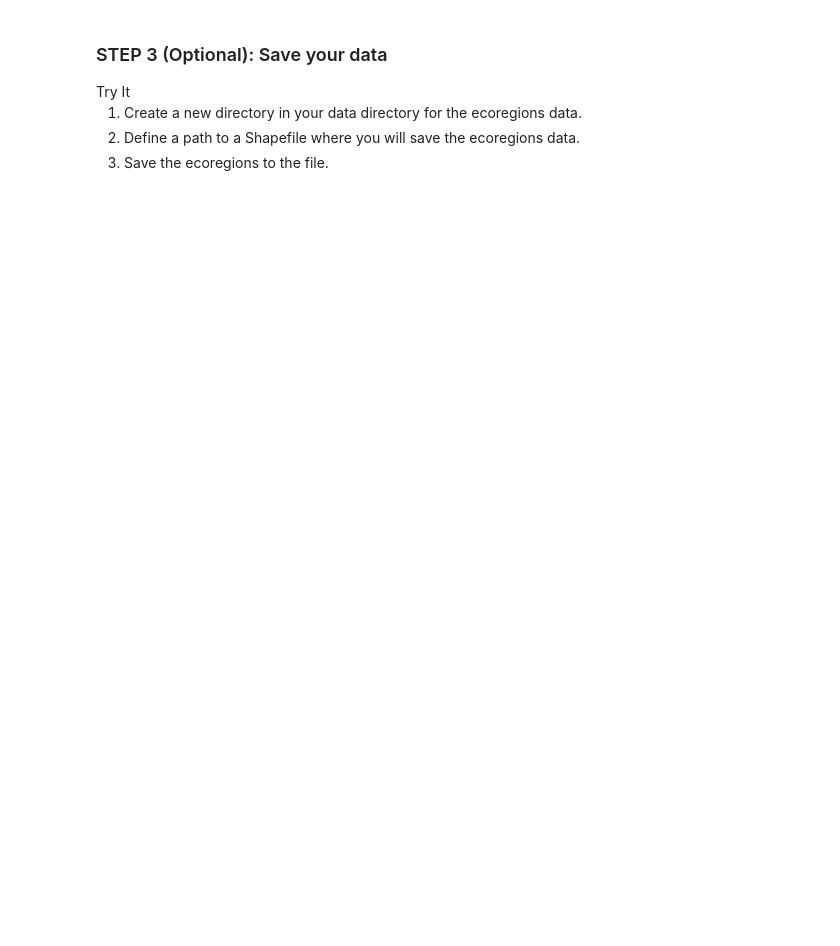
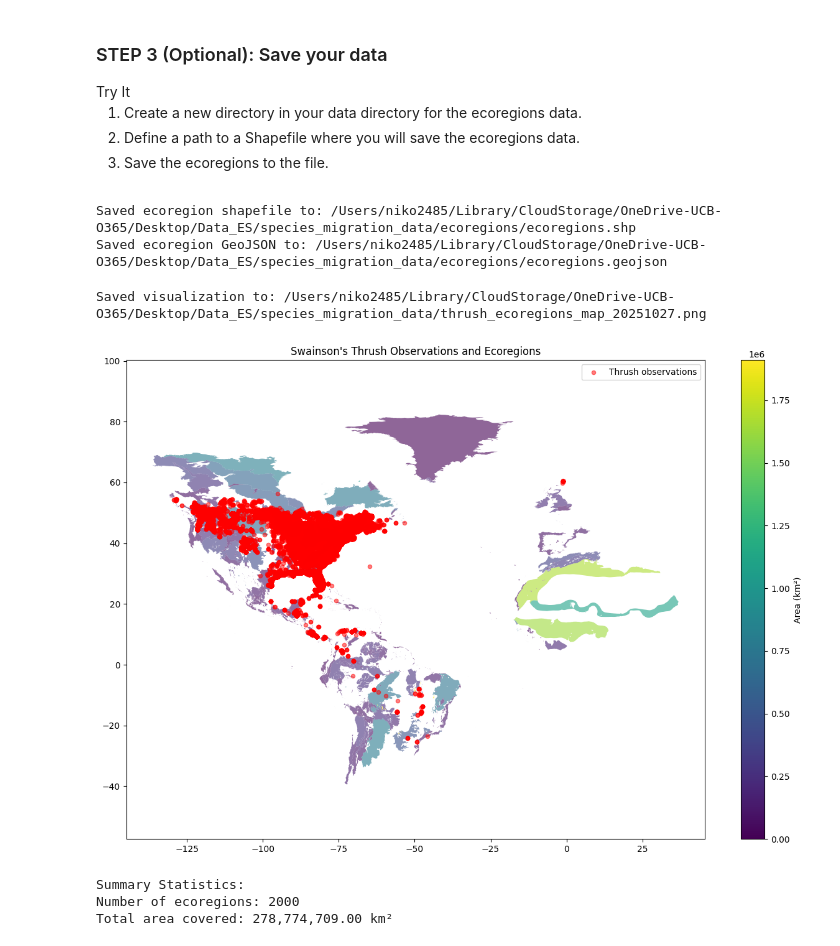
Before and after one commit to earthlab-education/02-migration-nkoppa, a Jupyter notebook: notebooks/migration-93-download-wwf.ipynb, the cells around one changed output. Drawn from its saved outputs; the diff is of its cells as text; code cells hidden in the pictures; blank space fills up the shorter version.

```diff
--- a/notebooks/migration-93-download-wwf.ipynb
+++ b/notebooks/migration-93-download-wwf.ipynb
@@ -60,15 +75,9 @@ put <code>1234</code> into Python.</li>
 # %%
 # Construct ArcGIS-compatible JSON
 arcgis_geom = json.dumps(dict(
-    rings=gbif_geojson["coordinate-key"],
-    spatialReference={"wkid": CRS}
+    rings=gbif_geojson["coordinates"],
+    spatialReference={"wkid": 4326}
 ))
-# %%
-# Construct ArcGIS-compatible JSON
-arcgis_geom = json.dumps(dict(
-    rings=gbif_geojson["coordinates"],
-    spatialReference={"wkid": 4326}
-))
 # %% [markdown]
 ### STEP 2: Download data from the ArcGIS FeatureService
 # %%
@@ -159,6 +209,72 @@ data.</li>
 # %%
 # Save the ecoregion data
-eco_dir = project.project_dir / 'ecoregions'
-eco_dir.mkdir(exist_ok=True)
+
+
+# Define the directory
+eco_dir = Path('/Users/niko2485/Library/CloudStorage/OneDrive-UCB-O365/Desktop/Data_ES/species_migration_data/ecoregions')
+
+# Create the directory if it doesn't exist
+eco_dir.mkdir(parents=True, exist_ok=True)
+
+# Define the shapefile path
 eco_path = eco_dir / 'ecoregions.shp'
+
+# Save the GeoDataFrame as a shapefile
 eco_gdf.to_file(eco_path)
+
+print(f"Saved ecoregion shapefile to: {eco_path}")
+
+# Also save as GeoJSON (more web-friendly format)
+geojson_path = eco_dir / 'ecoregions.geojson'
+eco_gdf.to_file(geojson_path, driver='GeoJSON')
+print(f"Saved ecoregion GeoJSON to: {geojson_path}")
+# %% [output]
+Saved ecoregion shapefile to: /Users/niko2485/Library/CloudStorage/OneDrive-UCB-O365/Desktop/Data_ES/species_migration_data/ecoregions/ecoregions.shp
+Saved ecoregion GeoJSON to: /Users/niko2485/Library/CloudStorage/OneDrive-UCB-O365/Desktop/Data_ES/species_migration_data/ecoregions/ecoregions.geojson
+# %%
+
+# Create visualization
+fig, ax = plt.subplots(figsize=(15, 10))
+
+# Plot ecoregions
+eco_gdf.plot(
+    ax=ax,
+    column='area_km2',
+    legend=True,
+    legend_kwds={'label': 'Area (km²)'},
+    alpha=0.6
+)
+
+# Add GBIF points if available
+if 'gbif_gdf' in globals():
+    gbif_gdf.plot(
+        ax=ax,
+        color='red',
+        markersize=20,
+        alpha=0.5,
+        label='Thrush observations'
+    )
+
+# Customize the plot
+ax.set_title("Swainson's Thrush Observations and Ecoregions")
+ax.legend()
+plt.axis('equal')
+
+# Save the visualization
+plot_file = os.path.join(data_dir, f'thrush_ecoregions_map_{timestamp}.png')
+plt.savefig(plot_file, dpi=300, bbox_inches='tight')
+print(f"Saved visualization to: {plot_file}")
+
+# Display the plot
+plt.show()
+
+# Print summary statistics
+print("\nSummary Statistics:")
+print(f"Number of ecoregions: {len(eco_gdf)}")
+print(f"Total area covered: {eco_gdf['area_km2'].sum():,.2f} km²")
+# %% [output]
+Saved visualization to: /Users/niko2485/Library/CloudStorage/OneDrive-UCB-O365/Desktop/Data_ES/species_migration_data/thrush_ecoregions_map_20251027.png
+[figure, added]
+Summary Statistics:
+Number of ecoregions: 2000
+Total area covered: 278,774,709.00 km²
```
Also changed, not shown: parts of 9 cells of this notebook, 3 other files.
